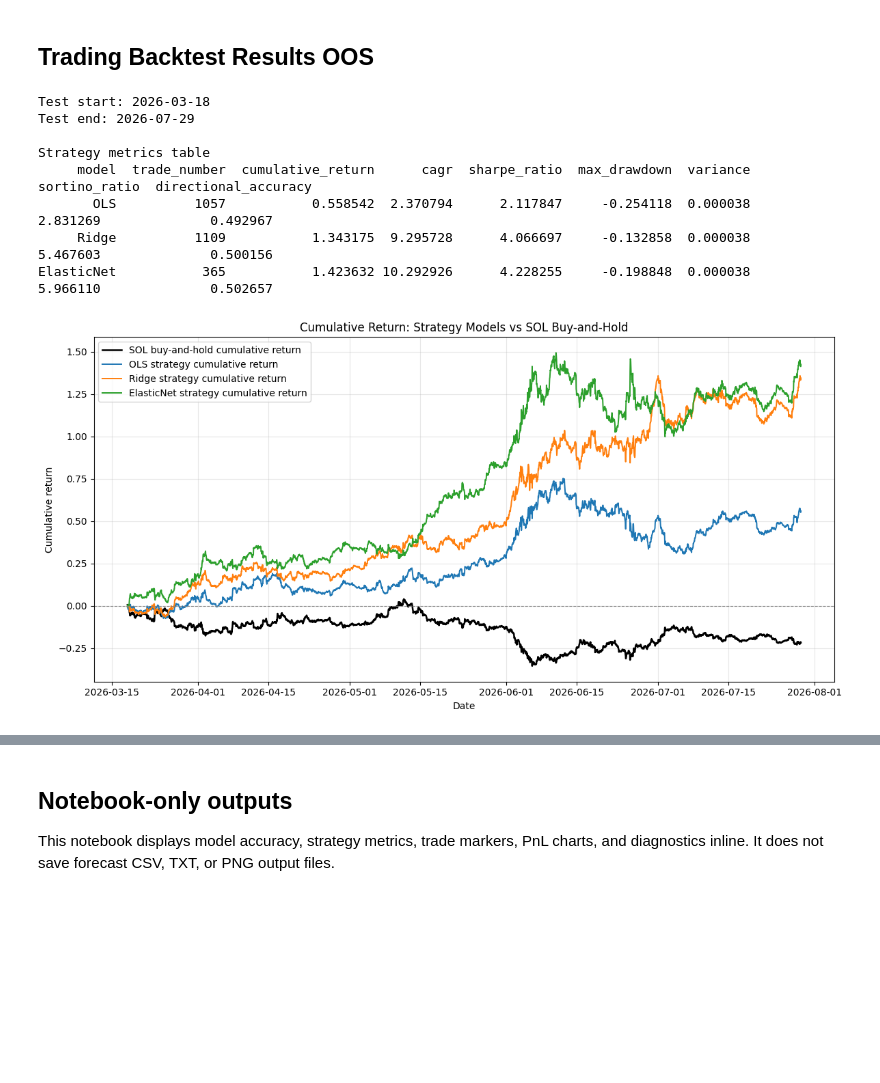
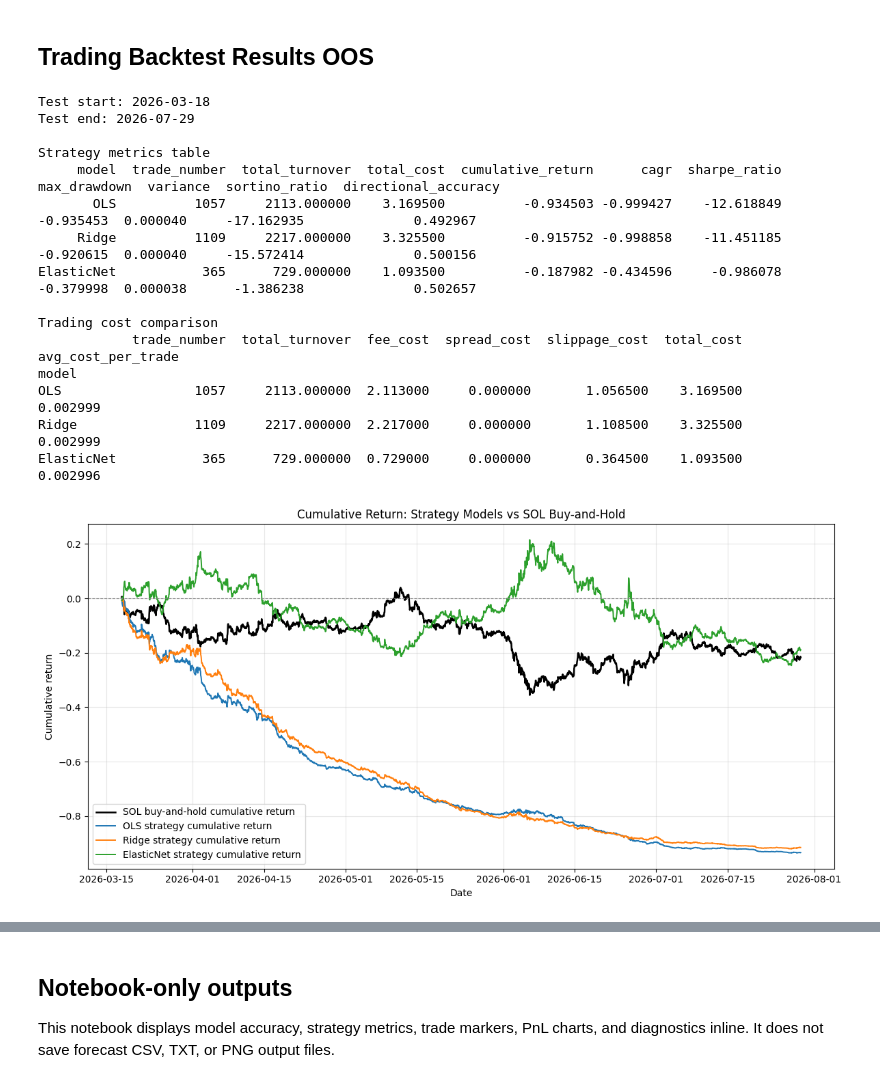
Before and after one commit to jcjcjc-stack/altcoin-factormodel, a Jupyter notebook: research_notebooks/SOL/SOL_Trading_Forecast_Regression.ipynb, the cells around one changed output, grey strips where cells are left out. Saved outputs shown, nothing was run; the diff lists cells and outputs as text; code cells hidden in the pictures; blank space fills up the shorter version.

```diff
--- a/research_notebooks/SOL/SOL_Trading_Forecast_Regression.ipynb
+++ b/research_notebooks/SOL/SOL_Trading_Forecast_Regression.ipynb
@@ -271,6 +272,11 @@ print(f"Test end: {test_end}")
 print()
 print("Strategy metrics table")
 print(model_trade_comparison.to_string(index=False, float_format=lambda value: f"{value:.6f}"))
+
+cost_comparison = build_cost_comparison(strategy_series)
+print()
+print("Trading cost comparison")
+print(cost_comparison.to_string(float_format=lambda value: f"{value:.6f}"))
 
 fig, ax = plt.subplots(figsize=(12, 6))
 ax.plot(
@@ -337,35 +343,42 @@ for model_name, model_strategy in strategy_series.items():
             s=28,
             label="Flat trade",
             zorder=3,
         )
     axes[0].set_title(f"SOL Test Cumulative Return with {model_name} Trades")
     axes[0].set_ylabel("SOL cumulative return")
     axes[0].legend()
     axes[0].grid(True, alpha=0.3)
 
     axes[1].plot(
         model_strategy.index,
         model_strategy["strategy_cumulative_pnl"],
         label=f"{model_name} cumulative return",
         color="black",
         linewidth=1.6,
     )
     axes[1].axhline(0, color="grey", linewidth=0.8, linestyle="--")
     axes[1].set_title(f"{model_name} Strategy Cumulative Return Over Time")
     axes[1].set_xlabel("Date")
     axes[1].set_ylabel("Cumulative return")
     axes[1].legend()
     axes[1].grid(True, alpha=0.3)
 
     plt.tight_layout()
     plt.show()
 # %% [output]
 Test start: 2026-03-18
 Test end: 2026-07-29
 
 Strategy metrics table
-     model  trade_number  cumulative_return      cagr  sharpe_ratio  max_drawdown  variance  sortino_ratio  directional_accuracy
-       OLS          1057           0.558542  2.370794      2.117847     -0.254118  0.000038       2.831269              0.492967
-     Ridge          1109           1.343175  9.295728      4.066697     -0.132858  0.000038       5.467603              0.500156
-ElasticNet           365           1.423632 10.292926      4.228255     -0.198848  0.000038       5.966110              0.502657
+     model  trade_number  total_turnover  total_cost  cumulative_return      cagr  sharpe_ratio  max_drawdown  variance  sortino_ratio  directional_accuracy
+       OLS          1057     2113.000000    3.169500          -0.934503 -0.999427    -12.618849     -0.935453  0.000040     -17.162935              0.492967
+     Ridge          1109     2217.000000    3.325500          -0.915752 -0.998858    -11.451185     -0.920615  0.000040     -15.572414              0.500156
+ElasticNet           365      729.000000    1.093500          -0.187982 -0.434596     -0.986078     -0.379998  0.000038      -1.386238              0.502657
+
+Trading cost comparison
+            trade_number  total_turnover  fee_cost  spread_cost  slippage_cost  total_cost  avg_cost_per_trade
+model
+OLS                 1057     2113.000000  2.113000     0.000000       1.056500    3.169500            0.002999
+Ridge               1109     2217.000000  2.217000     0.000000       1.108500    3.325500            0.002999
+ElasticNet           365      729.000000  0.729000     0.000000       0.364500    1.093500            0.002996
-[figure, old version]
+[figure, new version]
```
Also changed, not shown: parts of 4 cells of this notebook, 6 other files.
